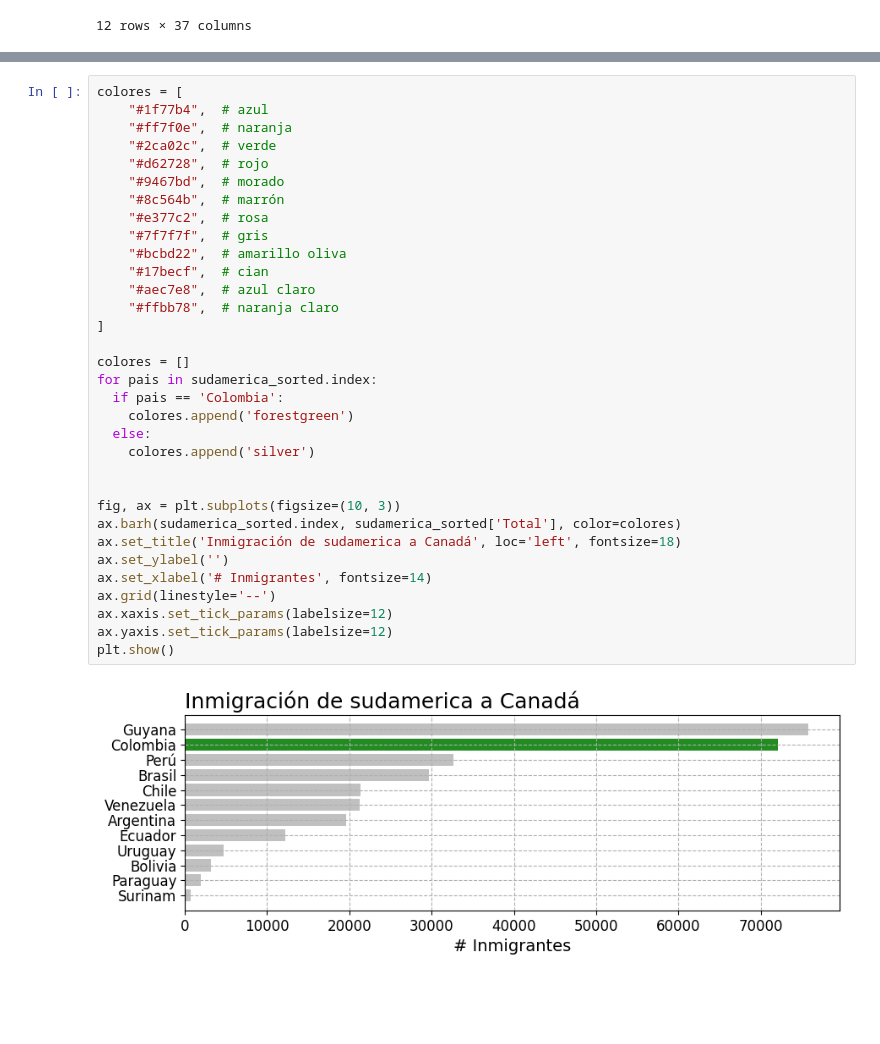
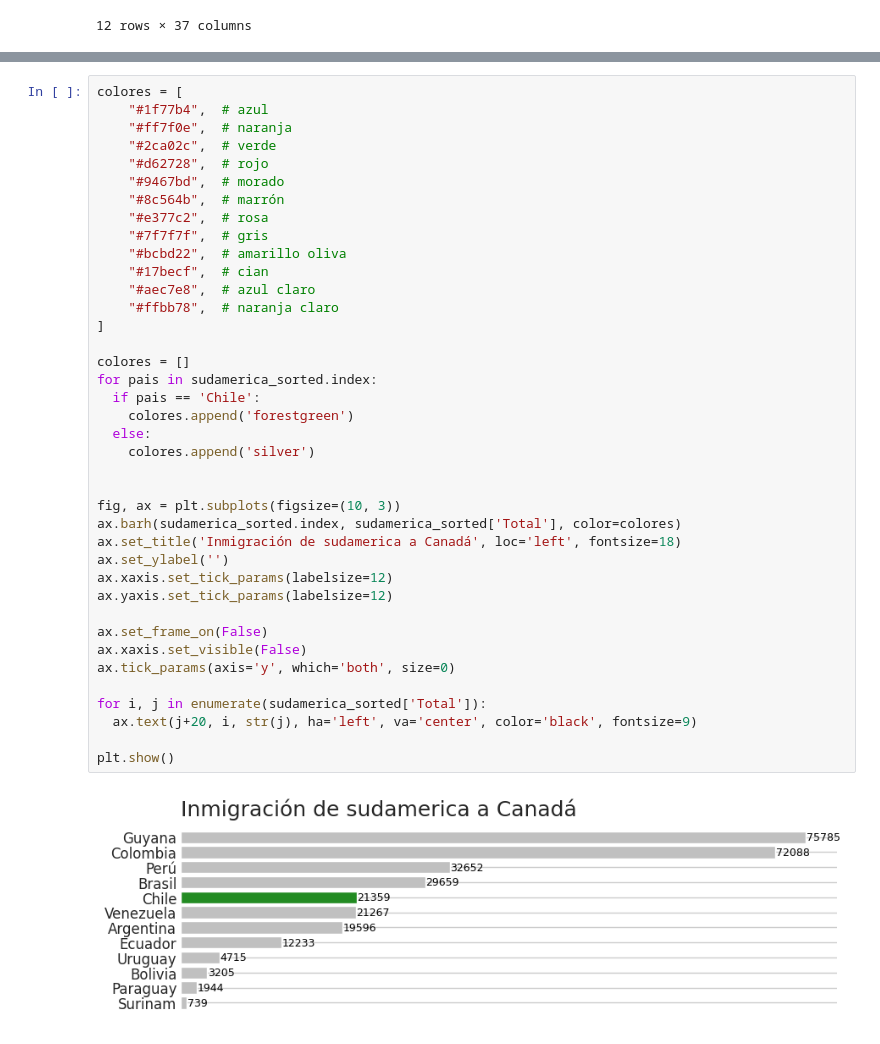
Before and after one commit to Near-o7/data_viz, a Jupyter notebook: data_viz.ipynb, the cells around one changed output, grey strips where cells are left out. Cells and saved outputs as stored; diff of their text form; blank space fills up the shorter version.

```diff
--- a/data_viz.ipynb
+++ b/data_viz.ipynb
@@ -345,34 +347,40 @@ plt.show()
 colores = [
     "#1f77b4",  # azul
     "#ff7f0e",  # naranja
     "#2ca02c",  # verde
     "#d62728",  # rojo
     "#9467bd",  # morado
     "#8c564b",  # marrón
     "#e377c2",  # rosa
     "#7f7f7f",  # gris
     "#bcbd22",  # amarillo oliva
     "#17becf",  # cian
     "#aec7e8",  # azul claro
     "#ffbb78",  # naranja claro
 ]
 
 colores = []
 for pais in sudamerica_sorted.index:
-  if pais == 'Colombia':
+  if pais == 'Chile':
     colores.append('forestgreen')
   else:
     colores.append('silver')
 
 
 fig, ax = plt.subplots(figsize=(10, 3))
 ax.barh(sudamerica_sorted.index, sudamerica_sorted['Total'], color=colores)
 ax.set_title('Inmigración de sudamerica a Canadá', loc='left', fontsize=18)
 ax.set_ylabel('')
-ax.set_xlabel('# Inmigrantes', fontsize=14)
-ax.grid(linestyle='--')
 ax.xaxis.set_tick_params(labelsize=12)
 ax.yaxis.set_tick_params(labelsize=12)
+
+ax.set_frame_on(False)
+ax.xaxis.set_visible(False)
+ax.tick_params(axis='y', which='both', size=0)
+
+for i, j in enumerate(sudamerica_sorted['Total']):
+  ax.text(j+20, i, str(j), ha='left', va='center', color='black', fontsize=9)
+
 plt.show()
 # %% [output]
-[figure, old version]
+[figure, new version]
```
Also changed, not shown: parts of 21 cells of this notebook.
